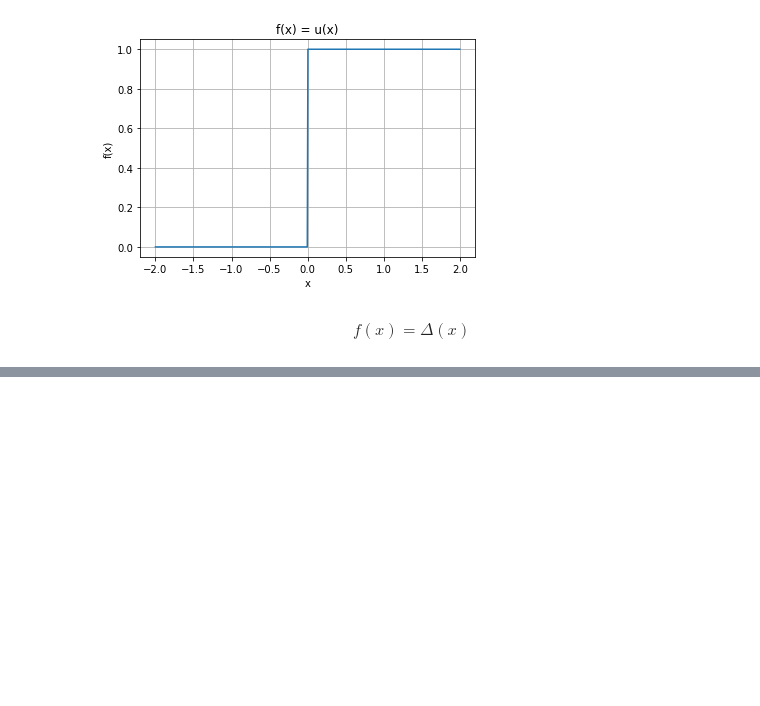
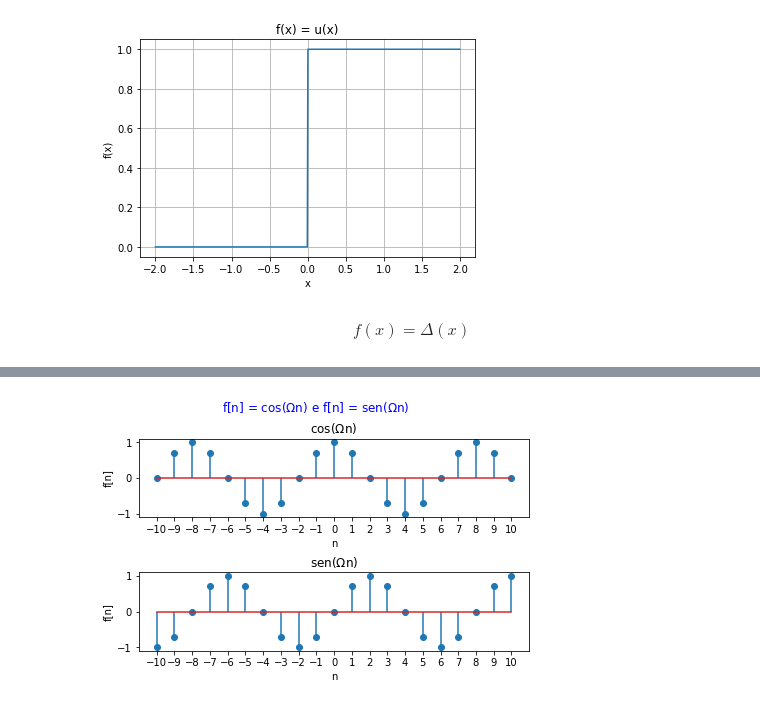
Before and after one commit to bernadelli/pds, a Jupyter notebook: sinais.ipynb, the cells around one changed output, grey strips where cells are left out. Cells and saved outputs as stored; diff of their text form; code cells hidden in the pictures; blank space fills up the shorter version.

```diff
--- a/sinais.ipynb
+++ b/sinais.ipynb
@@ -85,0 +114,26 @@ $$f(x)=\delta(x)$$
+# %%
+n = np.arange(-10., 11., 1.) #Defini o vetor n
+x1 = np.cos(pi * n / 4 ) #função cosseno discreta
+x2 = np.sin(pi * n / 4 ) #função cosseno discreta
+
+fig, axs = plt.subplots(2, 1, constrained_layout=True)
+fig.suptitle('f[n] = cos($\Omega$n) e f[n] = sen($\Omega$n)', color='blue',fontsize='large')
+
+axs[0].stem(n, x1)
+axs[0].set_xticks(n)
+#axs[0].set_xlim([ -10, 11 ])
+#axs[0].set_ylim([ -1.1, 1.1 ])
+axs[0].set_title('cos($\Omega$n)')
+axs[0].set_xlabel('n')
+axs[0].set_ylabel('f[n]')
+
+axs[1].stem(n, x2)
+axs[1].set_xticks(n)
+axs[1].set_title('sen($\Omega$n)')
+axs[1].set_xlabel('n')
+axs[1].set_ylabel('f[n]')
+
+
+plt.show()
+# %% [output]
+[figure, added]
```
Also changed, not shown: parts of 10 cells of this notebook.
